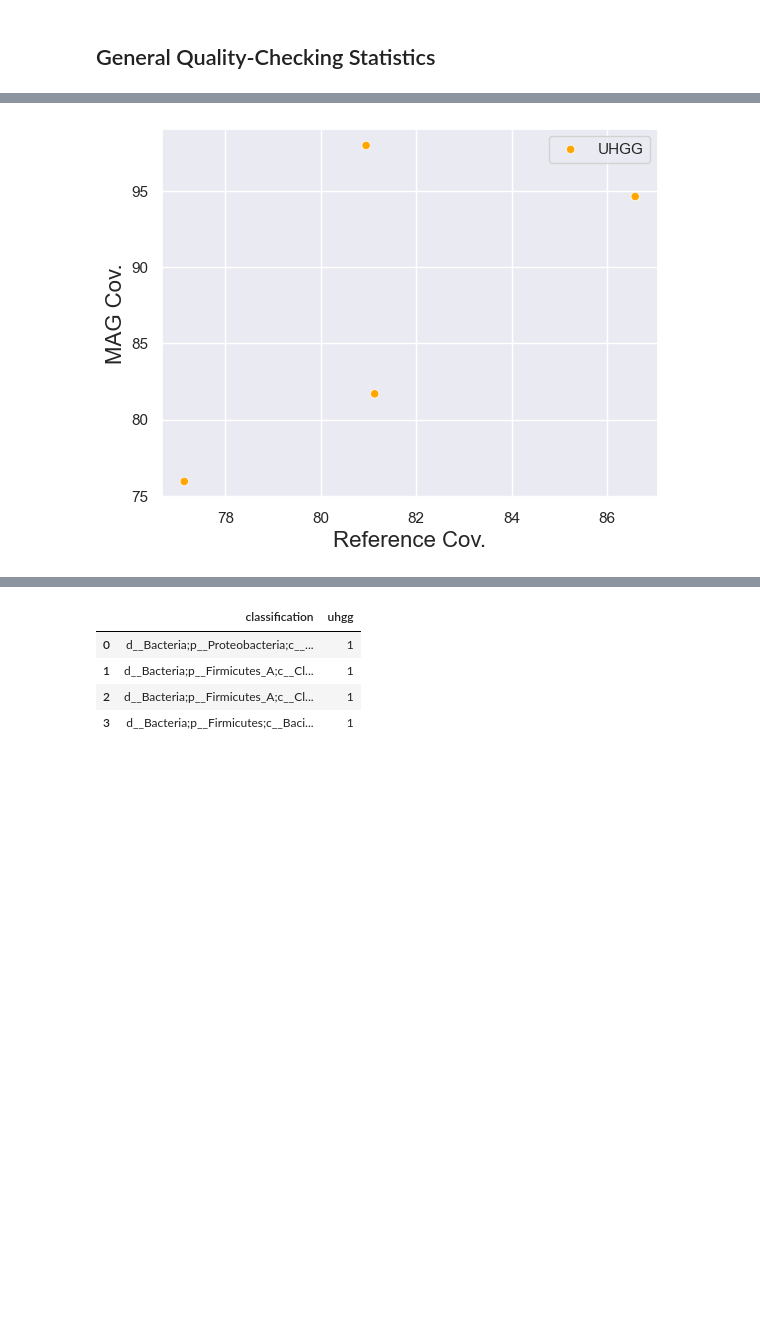
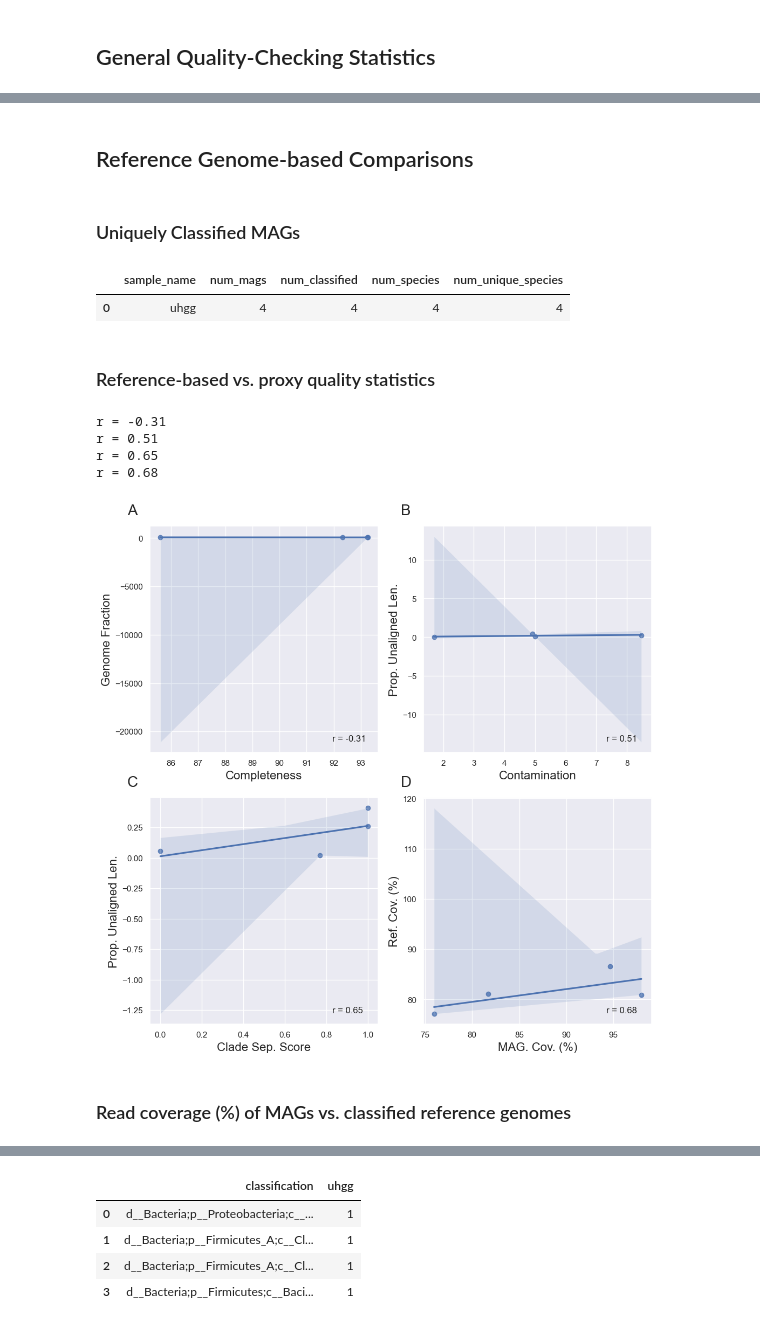
Before and after one commit to Meta-CAMP/camp_mag-qc, a Jupyter notebook: Dataviz.ipynb, the cells around one changed output, grey strips where cells are left out. Cells and saved outputs as stored; diff of their text form; code cells hidden in the pictures; blank space fills up the shorter version.

```diff
--- a/Dataviz.ipynb
+++ b/Dataviz.ipynb
@@ -144,0 +142,23 @@ fig.savefig(join(out_dir, 'summary_statistics.svg'), dpi = 1000, bbox_inches = '
+# %% [markdown]
+## Reference Genome-based Comparisons
+# %% [markdown]
+### Uniquely Classified MAGs
+# %%
+# For each sample, report total number of MAGs, total number of classified MAGs, total
+# number of species-classified MAGs
+classification_stats_lst = []
+
+for i,df in enumerate(stats_df_lst):
+    stats_tmp = [samples_ordered[i], df.shape[0]]
+    stats_tmp.append(df[pd.notna(df['classification'])].shape[0])
+    stats_tmp.append(df['species'].str.strip().ne('').sum()) # Specifically counts non-empty strings
+    num_unique = len(set(df[df['species'].str.strip().ne('')]['species']))
+    stats_tmp.append(num_unique)
+    classification_stats_lst.append(stats_tmp)
+
+class_stats_df = pd.DataFrame(classification_stats_lst, columns = ['sample_name', 'num_mags', 'num_classified',
+                                                                   'num_species', 'num_unique_species'])
+class_stats_df
+# %% [output]
+|  | sample_name | num_mags | num_classified | num_species | num_unique_species |
+| 0 | uhgg | 4 | 4 | 4 | 4 |
@@ -145,5 +172,22 @@ fig.savefig(join(out_dir, 'summary_statistics.svg'), dpi = 1000, bbox_inches = '
+# %% [markdown]
+### Reference-based vs. proxy quality statistics
 # %%
-# Define plotting region for dot plot of the proportion of the whole sequence that reads align to
-num_rows = 1
-num_cols = len(samples_ordered)
+%%capture
+# To suppress figure output
+# Define plotting region
+# Rows:    3. Row 1 graphs the numbers of reads. Row 2 graphs the number of bases.
+# Columns: Number of sample sets. Each graph summarizes the samples from a single CSV.
+# parameters = ['completeness','contamination','bin_cov','ANI','GC',\
+#               'N50','size','genome_fraction','NG50','NA50','num_ctgs','prop_misassemb_ctgs',\
+#               'prop_misassemb_len','prop_unaln_ctgs','prop_unaln_len']
+axes_params = {'completeness'     : 'genome_fraction',
+               'contamination'    : 'prop_unaln_len',
+               'clade_separation_score' : 'prop_unaln_len',
+               'bin_cov'          : 'ref_cov'}
+axes_labels = {'Completeness'     : 'Genome Fraction',
+               'Contamination'    : 'Prop. Unaligned Len.',
+               'Clade Sep. Score' : 'Prop. Unaligned Len.',
+               'MAG. Cov. (%)'        : 'Ref. Cov. (%)'}
+axes_labels_keys = list(axes_labels.keys())
+fig, axs = plt.subplots(2, 2, figsize = (12,12)) # in.
 # %%
@@ -155,6 +204,19 @@ def coverage_dot_plot(df):
     return p
 # %%
-p = coverage_dot_plot(stats_df)
+for i, c in enumerate(axes_params):
+    x_label = axes_labels_keys[i]
+    row = int(i // 2)
+    col = int(i % 2)
+    dot_plot(species_df, c, axes_params[c], x_label, axes_labels[x_label], axs[row,col])
+    axs[row,col].text(-0.1, 1.05, string.ascii_uppercase[i], transform=axs[row,col].transAxes, size=20)
+    # TODO adjust position
 # %% [output]
-[figure, removed]
+r = -0.31
+r = 0.51
+r = 0.65
+r = 0.68
+# %%
+fig
+# %% [output]
+[figure, added]
 # %%
@@ -161,0 +224,2 @@ p.get_figure().savefig(join(out_dir, 'mag_ref_cov.svg'), dpi = 1000, bbox_inches
+# %% [markdown]
+### Read coverage (%) of MAGs vs. classified reference genomes
```
Also changed, not shown: parts of 35 cells of this notebook, 13 other files.
